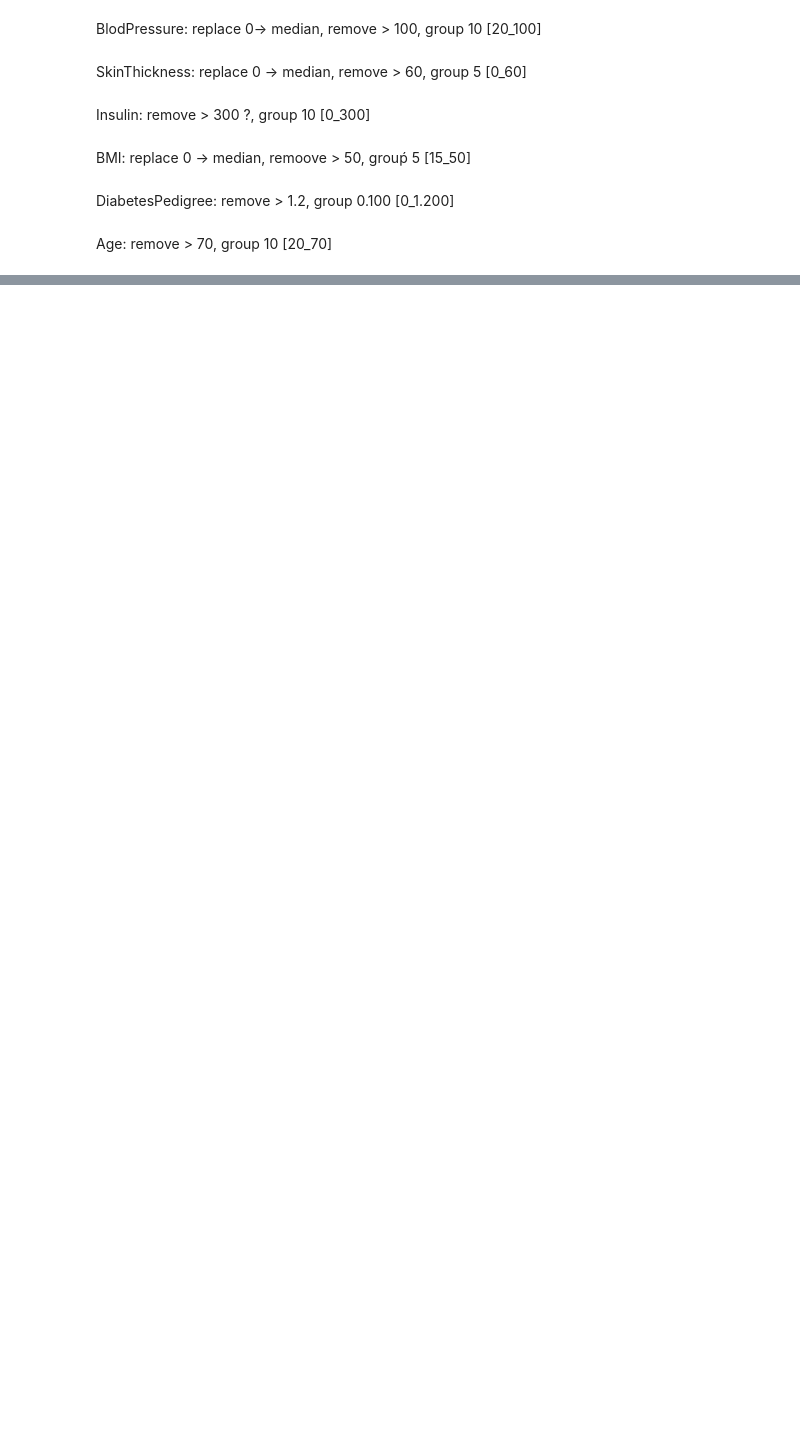
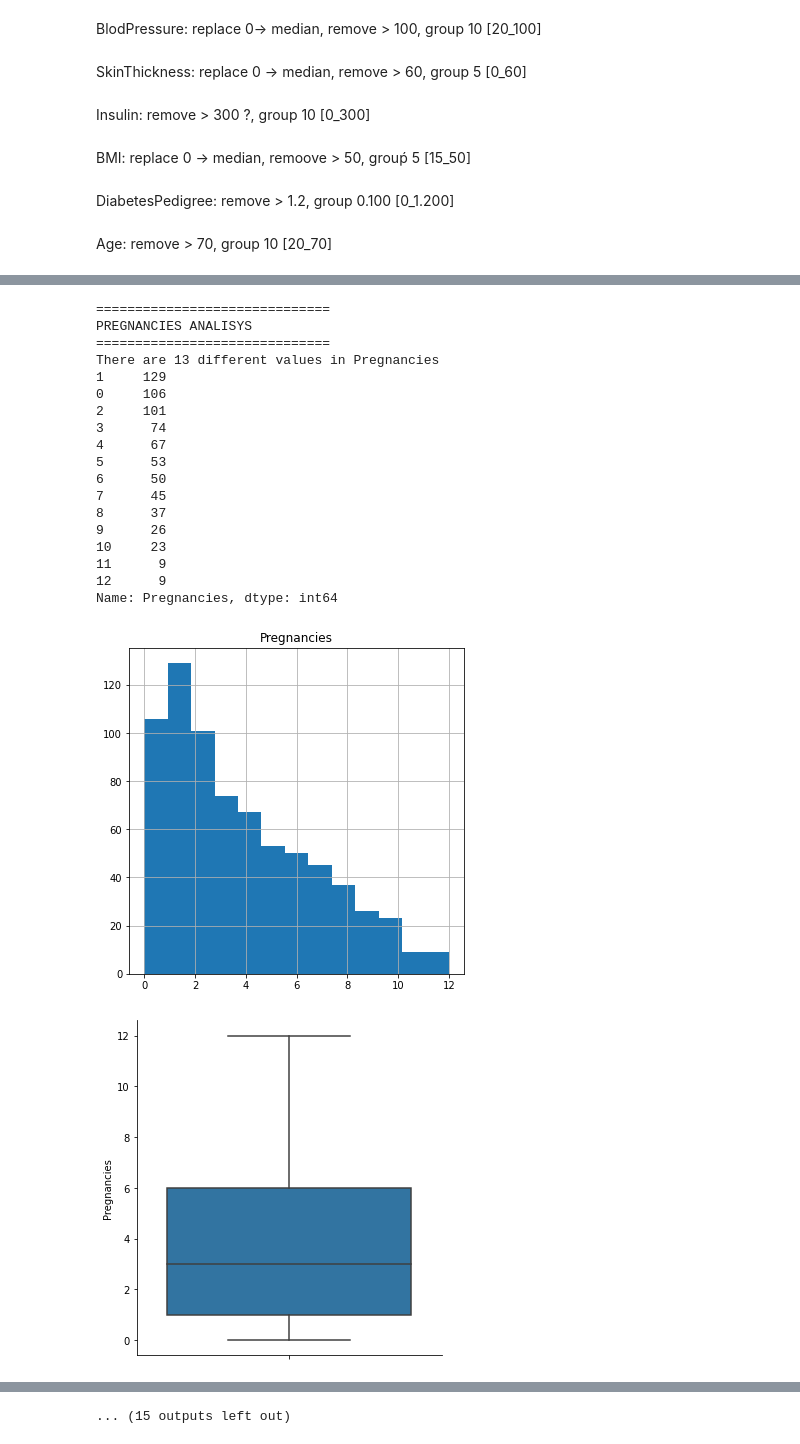
Before and after one commit to jgayosof/decision-tree-project-tutorial, a Jupyter notebook: src/explore.ipynb, the cells around one changed output, grey strips where cells are left out. Cells and saved outputs as stored; diff of their text form; code cells hidden in the pictures; blank space fills up the shorter version.

```diff
--- a/src/explore.ipynb
+++ b/src/explore.ipynb
@@ -244,3 +314,11 @@ KeyError: 'Glucose'
+# %%
+# replace 0's for median or mean:
+features_replace_values = ['Glucose', 'BloodPressure', 'SkinThickness', 'BMI']
+for feature in features_replace_values :
+    # median:
+    # df_interim[feature] = df_interim[feature].mask(df_interim[feature] == 0, df_interim[feature].median())
+    # mean:
+    df_interim[feature] = df_interim[feature].mask(df_interim[feature] == 0, df_interim[feature].mean())
 # %%
 for feature in df_interim.columns :
     numerical(df_interim, feature)
@@ -249,0 +404,31 @@ AttributeError: 'Series' object has no attribute 'columns'
+# %%
+def remove_low_outliers(df, feature, min) :
+    return df.drop(df[df[feature] < min].index)
+# %%
+# Remove Low Outliers:
+df_interim = remove_low_outliers(df_interim, 'BloodPressure', min=40)
+# %%
+for feature in df_interim.columns :
+    numerical(df_interim, feature)
+    graphs(df_interim, feature, bins=0)
+# %% [output]
+==============================
+PREGNANCIES ANALISYS
+==============================
+There are 13 different values in Pregnancies
+1     129
+0     106
+2     101
+3      74
+4      67
+5      53
+6      50
+7      45
+8      37
+9      26
+10     23
+11      9
+12      9
+Name: Pregnancies, dtype: int64
+[figure, added]
+[figure, added]
@@ -249,0 +491 @@ AttributeError: 'Series' object has no attribute 'columns'
+... (15 outputs left out)
```
Also changed, not shown: parts of 22 cells of this notebook.
